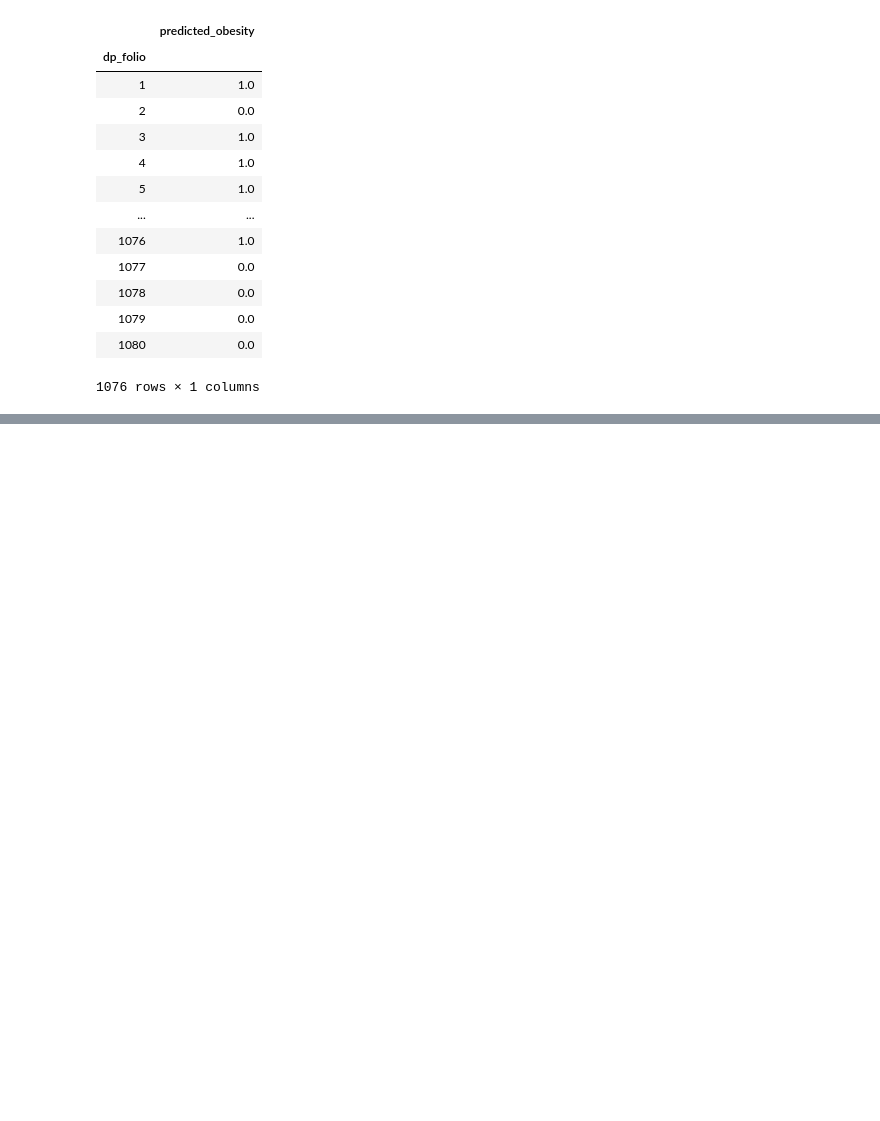
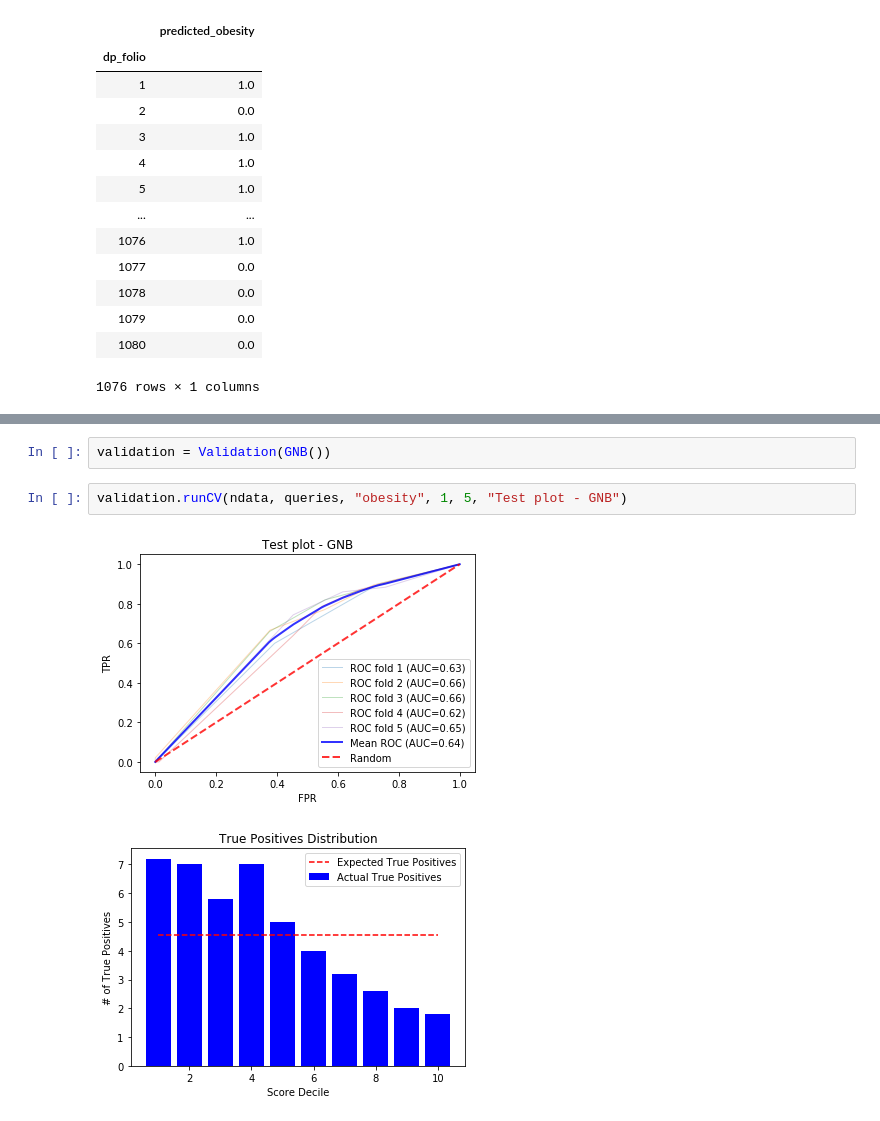
Before and after one commit to vicalbiter/histories, a Jupyter notebook: Classes Playground.ipynb, the cells around one changed output, grey strips where cells are left out. Cells and saved outputs as stored; diff of their text form; blank space fills up the shorter version.

```diff
--- a/Classes Playground.ipynb
+++ b/Classes Playground.ipynb
@@ -730,0 +870,7 @@ gnb.get_predicted_labels()
+# %%
+validation = Validation(GNB())
+# %%
+validation.runCV(ndata, queries, "obesity", 1, 5, "Test plot - GNB")
+# %% [output]
+[figure, added]
+[figure, added]
```
Also changed, not shown: parts of 6 cells of this notebook.
